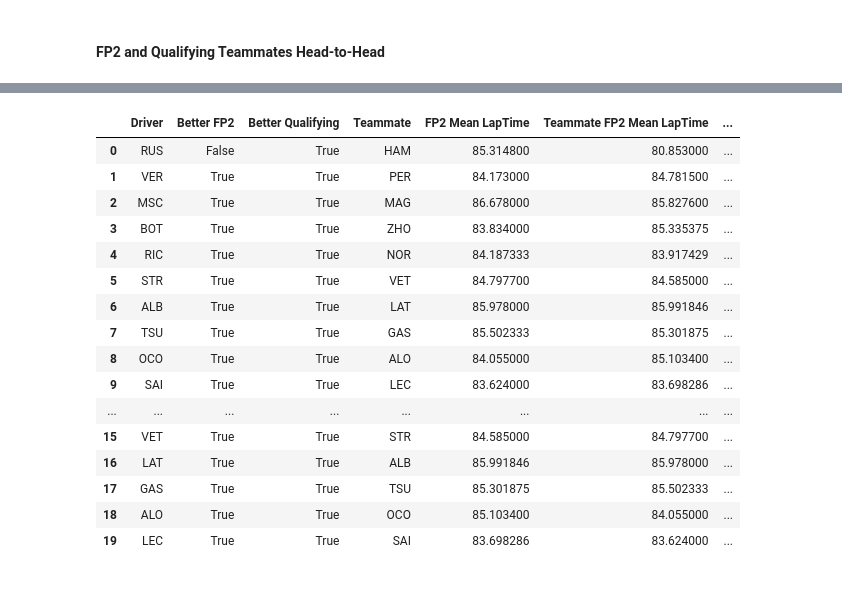
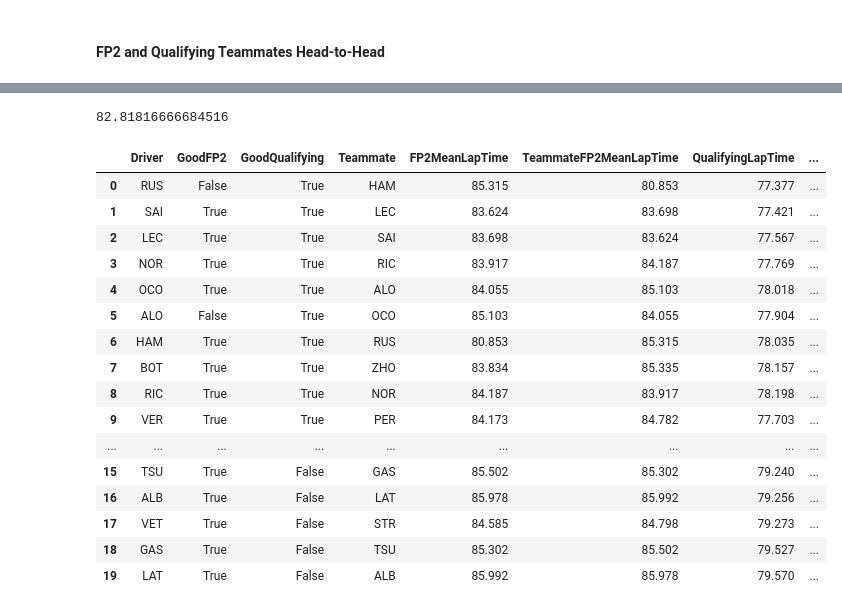
Before and after one commit to Kmanchine/FormulaOneRaceSimulator, a Jupyter notebook: RaceSim.ipynb, the cells around one changed output, grey strips where cells are left out. Drawn from its saved outputs; the diff is of its cells as text; code cells hidden in the pictures.

```diff
--- a/RaceSim.ipynb
+++ b/RaceSim.ipynb
@@ -90,3 +92,18 @@ ff1.Cache.enable_cache('cache')
 
 %store -r fp2_race_sim
 %store -r times_df
+# %%
+driver = 'RIC'
+trackwear = 10
+
+laptimes = fp2_race_sim[fp2_race_sim['Driver'] == driver].LapTimes.tolist()[0]
+laps = fp2_race_sim[fp2_race_sim['Driver'] == driver].LapNumbers.tolist()[0]
+laptimes = np.array(laptimes)
+laps = np.array(laps)
+
+
+
+
+popt, pcov, model = laptime_model(laps, laptimes, trackwear)
+plt.plot(laps, model(laps, *popt), 'r-')
+plt.show()
@@ -93,6 +112,10 @@ ff1.Cache.enable_cache('cache')
+# %%
+popt[0]
+# %% [output]
+82.81816666684516
 # %%
-TEAMMATE_MAX_GAP_SECOND = 2
-QUALIFYING_MAX_GAP_PERCENTAGE = 1.05
+TEAMMATE_MAX_GAP_SECOND = 1
+QUALIFYING_MAX_GAP_PERCENTAGE = 1.02
 FP2_MAX_GAP_PERCENTAGE = 1.03
 
 QUALIFYING_MIN_LAPTIME = times_df['Fastest Lap'].min()
@@ -101,53 +124,56 @@ FP2_MIN_MEDIAN_LAPTIME = fp2_race_sim['MeanLapTime'].median()
 # %%
 
 
-teammates_h2h = pd.DataFrame(columns = ['Driver', 'Better FP2', 'Better Qualifying', 'Teammate',  'FP2 Mean LapTime',  'Teammate FP2 Mean LapTime', 'Qualifying LapTime', 'Teammate Qualifying LapTime',  'Qualifying Position','Teammate Qualifying Position'])
+teammates_h2h = pd.DataFrame(columns = ['Driver', 'GoodFP2', 'GoodQualifying', 'Teammate',  'FP2MeanLapTime',  'TeammateFP2MeanLapTime',
+                                        'QualifyingLapTime', 'TeammateQualifyingLapTime',  'QualifyingPosition','TeammateQualifyingPosition'])
 teammates_h2h
 
 # To be inserted into teammates_h2h
 for driver in TEAMMATE_PAIRS_DICT.keys():
     teammate = TEAMMATE_PAIRS_DICT[driver]
 
     # ".values[0]" extracts the values from the series/dataframe and index 0 extracts the first value, which should be the sole value.
 
     # FP2
     fp2_mean_laptime = fp2_race_sim.loc[fp2_race_sim['Driver'] == driver, 'MeanLapTime'].values[0]
     teammate_fp2_mean_laptime = fp2_race_sim.loc[fp2_race_sim['Driver'] == teammate, 'MeanLapTime'].values[0]
 
     # Qualifying
     q_fastest_lap = times_df.loc[times_df['Abbreviation'] == driver, 'Fastest Lap'].values[0]
     teammate_q_fastest_lap = times_df.loc[times_df['Abbreviation'] == teammate, 'Fastest Lap'].values[0]
     q_position = times_df.index.get_loc(times_df[times_df['Abbreviation'] == driver].index[0]) + 1
     teammate_q_position = times_df.index.get_loc(times_df[times_df['Abbreviation'] == teammate].index[0]) + 1
 
     # Booleans of whether driver has a good qualifying and fp2 sim compared to his teammate
     good_qualifying = q_fastest_lap - teammate_q_fastest_lap < TEAMMATE_MAX_GAP_SECOND \
             and q_fastest_lap < QUALIFYING_MIN_LAPTIME * QUALIFYING_MAX_GAP_PERCENTAGE
 
     good_fp2 = fp2_mean_laptime - teammate_fp2_mean_laptime < TEAMMATE_MAX_GAP_SECOND \
             and fp2_mean_laptime < FP2_MIN_MEDIAN_LAPTIME * FP2_MAX_GAP_PERCENTAGE
 
     teammates_h2h.loc[len(teammates_h2h)] = [driver, good_fp2, good_qualifying, teammate,
                                              fp2_mean_laptime, teammate_fp2_mean_laptime,
                                              q_fastest_lap, teammate_q_fastest_lap,
                                              q_position, teammate_q_position]
 
+teammates_h2h = teammates_h2h.round({'FP2MeanLapTime': 3, 'TeammateFP2MeanLapTime': 3}).sort_values('QualifyingPosition').reset_index(drop=True)
+
 teammates_h2h
 # %% [output]
-|  | Driver | Better FP2 | Better Qualifying | Teammate | FP2 Mean LapTime | Teammate FP2 Mean LapTime | ... |
-| 0 | RUS | False | True | HAM | 85.314800 | 80.853000 | ... |
-| 1 | VER | True | True | PER | 84.173000 | 84.781500 | ... |
-| 2 | MSC | True | True | MAG | 86.678000 | 85.827600 | ... |
-| 3 | BOT | True | True | ZHO | 83.834000 | 85.335375 | ... |
-| 4 | RIC | True | True | NOR | 84.187333 | 83.917429 | ... |
-| 5 | STR | True | True | VET | 84.797700 | 84.585000 | ... |
-| 6 | ALB | True | True | LAT | 85.978000 | 85.991846 | ... |
-| 7 | TSU | True | True | GAS | 85.502333 | 85.301875 | ... |
-| 8 | OCO | True | True | ALO | 84.055000 | 85.103400 | ... |
-| 9 | SAI | True | True | LEC | 83.624000 | 83.698286 | ... |
-| ... | ... | ... | ... | ... | ... | ... | ... |
-| 15 | VET | True | True | STR | 84.585000 | 84.797700 | ... |
-| 16 | LAT | True | True | ALB | 85.991846 | 85.978000 | ... |
-| 17 | GAS | True | True | TSU | 85.301875 | 85.502333 | ... |
-| 18 | ALO | True | True | OCO | 85.103400 | 84.055000 | ... |
-| 19 | LEC | True | True | SAI | 83.698286 | 83.624000 | ... |
+|  | Driver | GoodFP2 | GoodQualifying | Teammate | FP2MeanLapTime | TeammateFP2MeanLapTime | QualifyingLapTime | ... |
+| 0 | RUS | False | True | HAM | 85.315 | 80.853 | 77.377 | ... |
+| 1 | SAI | True | True | LEC | 83.624 | 83.698 | 77.421 | ... |
+| 2 | LEC | True | True | SAI | 83.698 | 83.624 | 77.567 | ... |
+| 3 | NOR | True | True | RIC | 83.917 | 84.187 | 77.769 | ... |
+| 4 | OCO | True | True | ALO | 84.055 | 85.103 | 78.018 | ... |
+| 5 | ALO | False | True | OCO | 85.103 | 84.055 | 77.904 | ... |
+| 6 | HAM | True | True | RUS | 80.853 | 85.315 | 78.035 | ... |
+| 7 | BOT | True | True | ZHO | 83.834 | 85.335 | 78.157 | ... |
+| 8 | RIC | True | True | NOR | 84.187 | 83.917 | 78.198 | ... |
+| 9 | VER | True | True | PER | 84.173 | 84.782 | 77.703 | ... |
+| ... | ... | ... | ... | ... | ... | ... | ... | ... |
+| 15 | TSU | True | False | GAS | 85.502 | 85.302 | 79.240 | ... |
+| 16 | ALB | True | False | LAT | 85.978 | 85.992 | 79.256 | ... |
+| 17 | VET | True | False | STR | 84.585 | 84.798 | 79.273 | ... |
+| 18 | GAS | True | False | TSU | 85.302 | 85.502 | 79.527 | ... |
+| 19 | LAT | True | False | ALB | 85.992 | 85.978 | 79.570 | ... |
```
Also changed, not shown: parts of 4 cells of this notebook, 2 other files.
